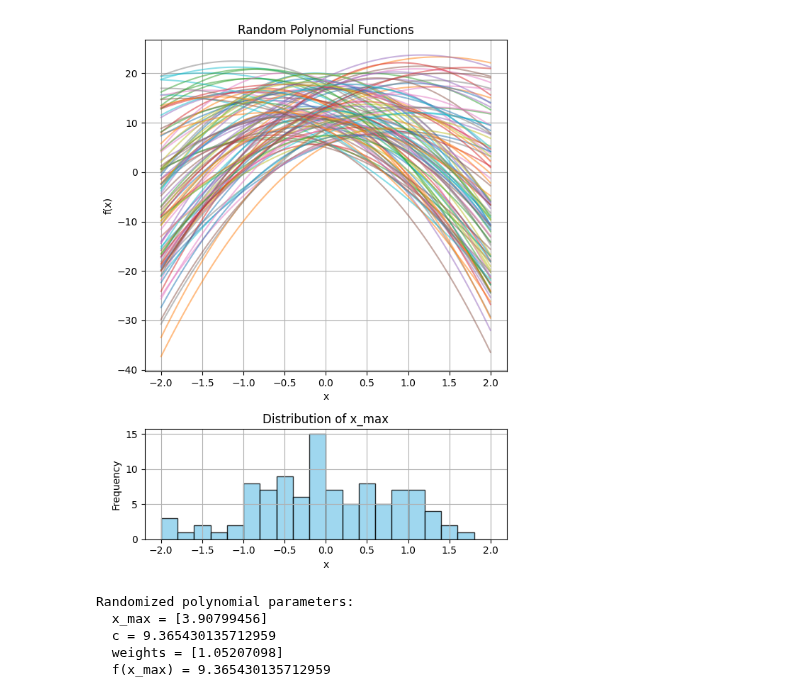
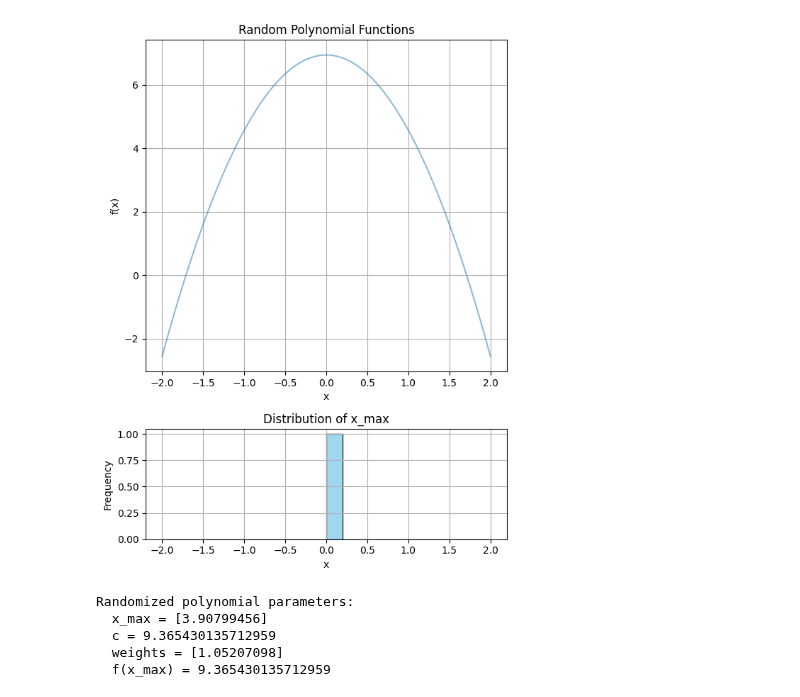
Before and after one commit to Jimvos32/Recurrent-PPO-Jax, a Jupyter notebook: src/tasks/envs/env_notebooks/functions_test.ipynb, the cells around one changed output. Drawn from its saved outputs; the diff is of its cells as text; code cells hidden in the pictures.

```diff
--- a/src/tasks/envs/env_notebooks/functions_test.ipynb
+++ b/src/tasks/envs/env_notebooks/functions_test.ipynb
@@ -45,7 +47,7 @@ class Polynomial:
         'a' should remain negative to ensure a mountain shape.
         """
         self.a = np.random.uniform(-2.0, -7.0)  # Keep a negative for a mountain shape
-        self.b = np.random.uniform(-10.0, 10.0)   # Random slope
+        self.b = np.random.uniform(0, 0)   # Random slope
         self.c = np.random.uniform(5.0, 20.0)   # Random height
 
         # Compute the new peak position
@@ -66,35 +68,35 @@ x_values = np.linspace(-2, 2, 100)
 
 # Create a figure with two subplots (polynomials and histogram)
 fig, ax = plt.subplots(2, 1, figsize=(6, 8), gridspec_kw={'height_ratios': [3, 1]})
 
 # List to store x_max values
 max_x_values = []
 
 # Generate and plot 100 functions
-for _ in range(100):
+for _ in range(1):
     poly = Polynomial(x_range=(-2, 2))
     y_values = poly.compute_y(x_values)
     max_x_values.append(poly.x_max)  # Store max_x values
     ax[0].plot(x_values, y_values, alpha=0.5)
 
 # Configure main plot
 ax[0].set_title('Random Polynomial Functions')
 ax[0].set_xlabel('x')
 ax[0].set_ylabel('f(x)')
 ax[0].grid(True)
 
 # Plot histogram of max_x values
 ax[1].hist(max_x_values, bins=20, range=(-2, 2), color='skyblue', edgecolor='black', alpha=0.8)
 ax[1].set_title('Distribution of x_max')
 ax[1].set_xlabel('x')
 ax[1].set_ylabel('Frequency')
 ax[1].grid(True)
 
 # Adjust layout and show plot
 plt.tight_layout()
 plt.show()
 # %% [output]
-[figure, old version]
+[figure, new version]
 # %%
 import matplotlib.pyplot as plt
 import numpy as np
```
Also changed, not shown: parts of 1 cell of this notebook, 15 other files.
